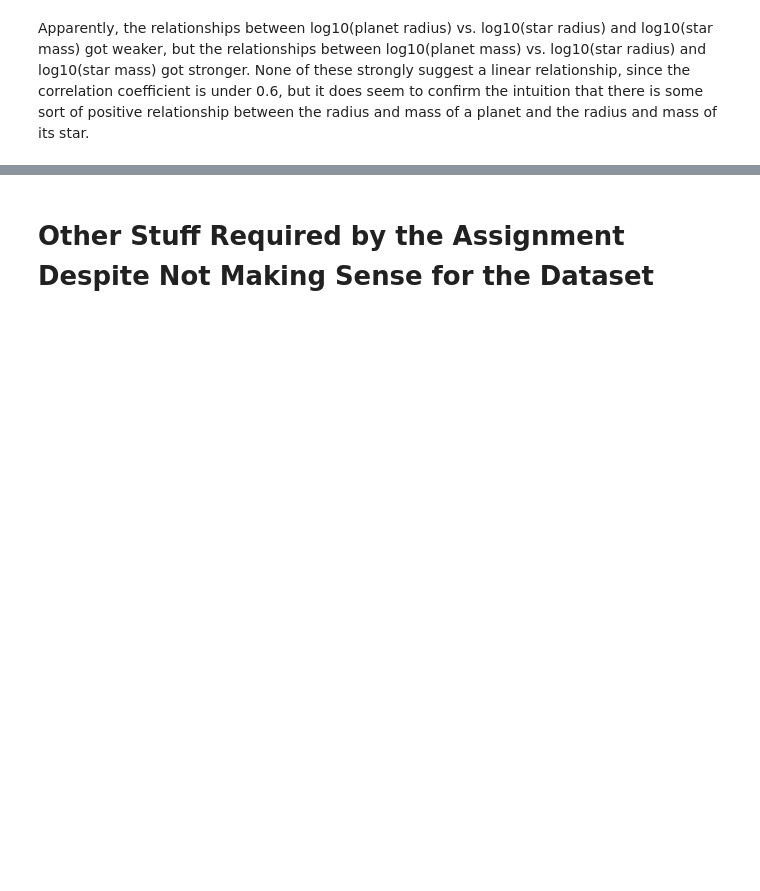
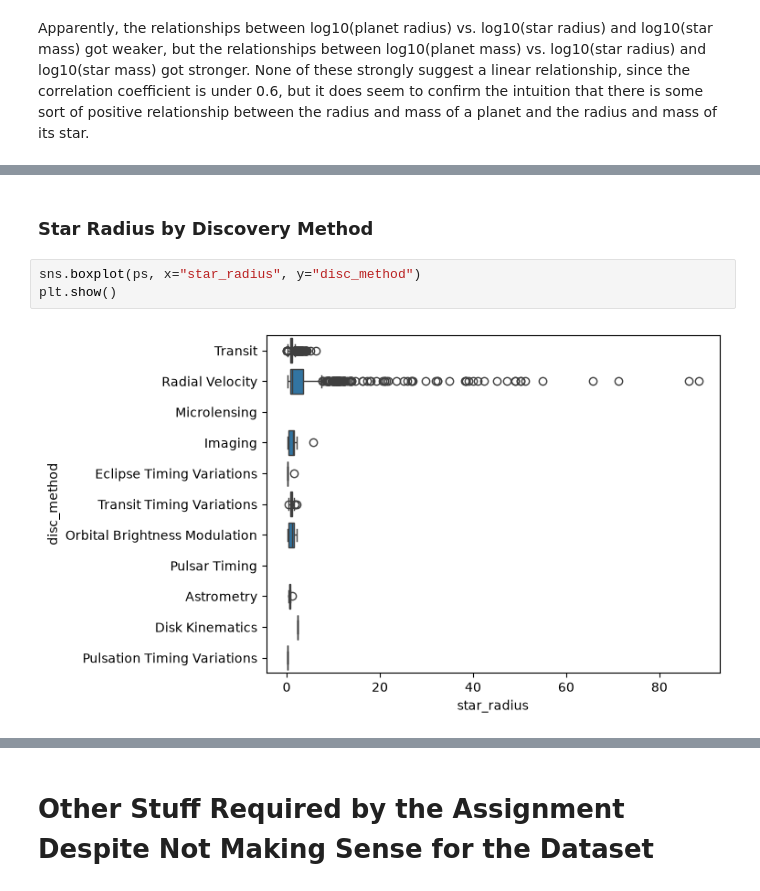
Before and after one commit to sasha-radosav/csc-460-hw-4, a Jupyter notebook: main.ipynb, the cells around one changed output, grey strips where cells are left out. Saved outputs shown, nothing was run; the diff lists cells and outputs as text; blank space fills up the shorter version.

```diff
--- a/main.ipynb
+++ b/main.ipynb
@@ -1111,0 +1140,7 @@ Apparently, the relationships between log10(planet radius) vs. log10(star radius
+# %% [markdown]
+### Star Radius by Discovery Method
+# %%
+sns.boxplot(ps, x="star_radius", y="disc_method")
+plt.show()
+# %% [output]
+[figure, added]
```
Also changed, not shown: parts of 12 cells of this notebook.
